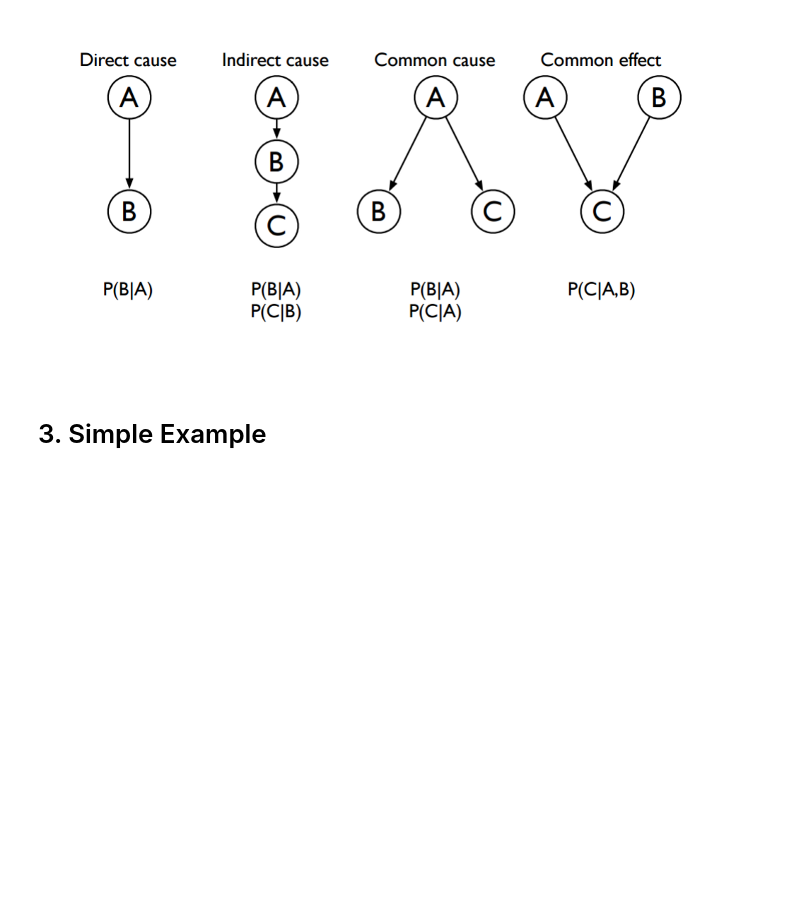
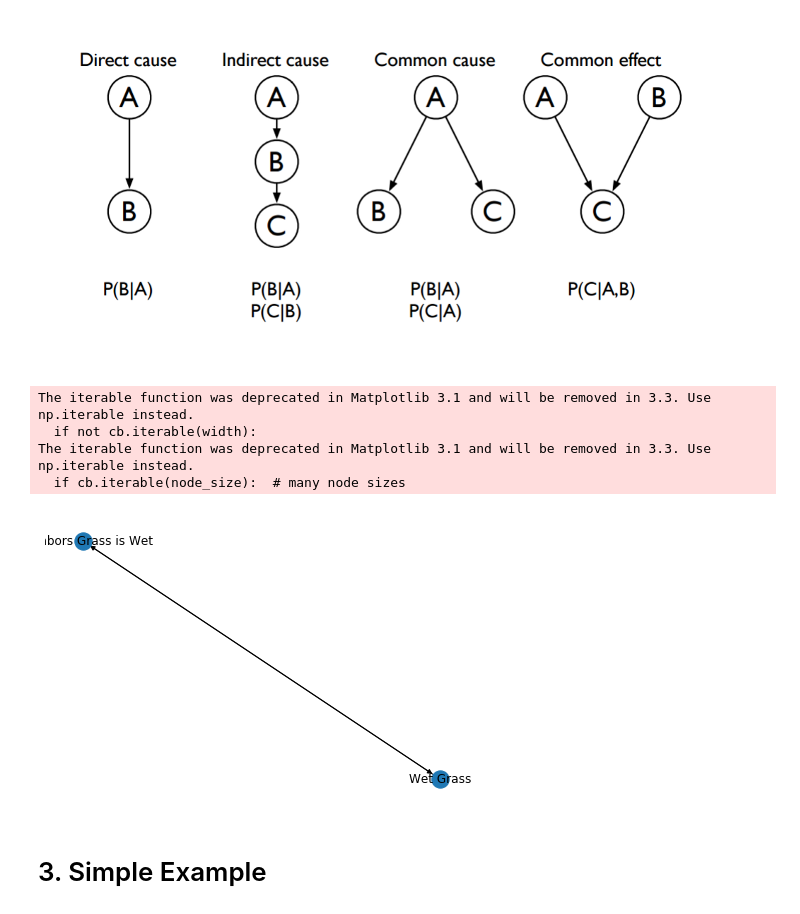
Before and after one commit to tjm165/bayesian-network-evolutionary-programming, a Jupyter notebook: Write Up.ipynb, the cells around one changed output. Saved outputs shown, nothing was run; the diff lists cells and outputs as text; code cells hidden in the pictures; blank space fills up the shorter version.

```diff
--- a/Write Up.ipynb
+++ b/Write Up.ipynb
@@ -80,6 +81,22 @@ from IPython.display import Image
 Image("images/relationships.png")
 # %% [output]
 [figure]
+# %%
+data = pd.DataFrame([[1, 1, 1], [0, 0, 0], [1, 1, 1], [0, 1, 0], [0, 0, 1]])
+data = pd.DataFrame([['y', 'y', 'y'], ['n', 'n', 'n'], ['y', 'y', 'y'], ['n', 'y', 'n'], ['n', 'n', 'y']])
+data.columns = ['Rain', 'Wet Grass', 'Neighbors Grass is Wet']
+# bc = BicScore(data)
+# m1 = np.array([[0, 1, 1], [0, 0, 0], [0, 0, 0]])
+
+r = EP(p_init=100, Gen_total=100, dataframe=data)
+r['best_network'].draw()
+print()
+# %% [output]
+The iterable function was deprecated in Matplotlib 3.1 and will be removed in 3.3. Use np.iterable instead.
+  if not cb.iterable(width):
+The iterable function was deprecated in Matplotlib 3.1 and will be removed in 3.3. Use np.iterable instead.
+  if cb.iterable(node_size):  # many node sizes
+[figure, added]
 # %% [markdown]
 # 3. Simple Example
 # %% [markdown]
```
Also changed, not shown: parts of 1 cell of this notebook, 5 other files.
